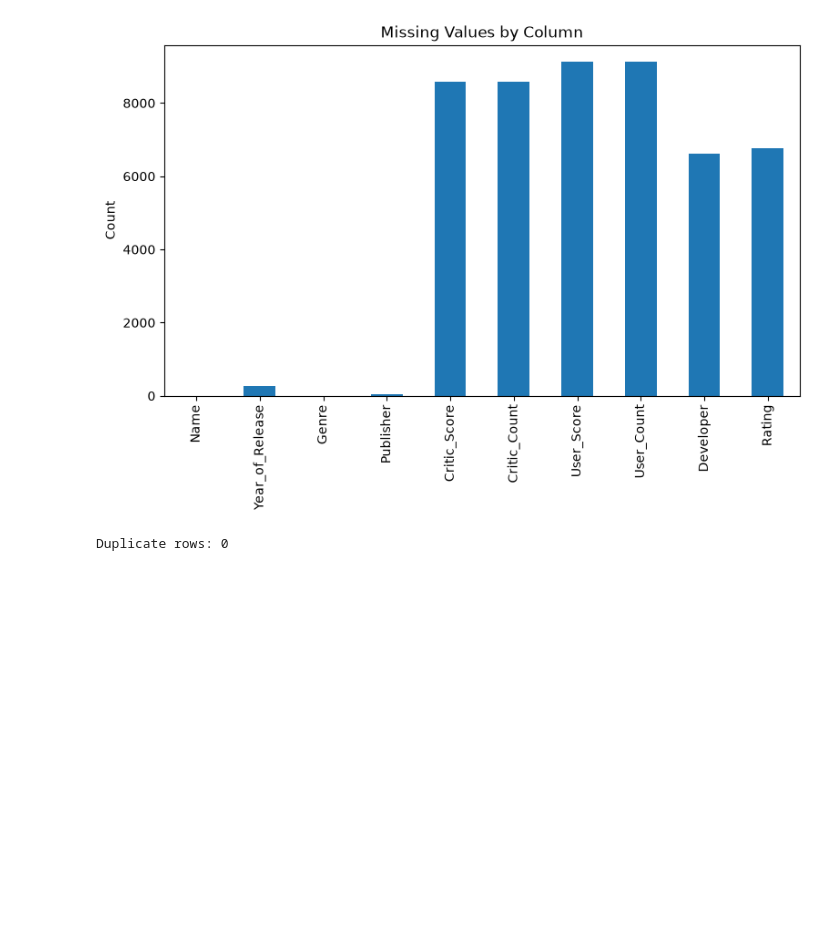
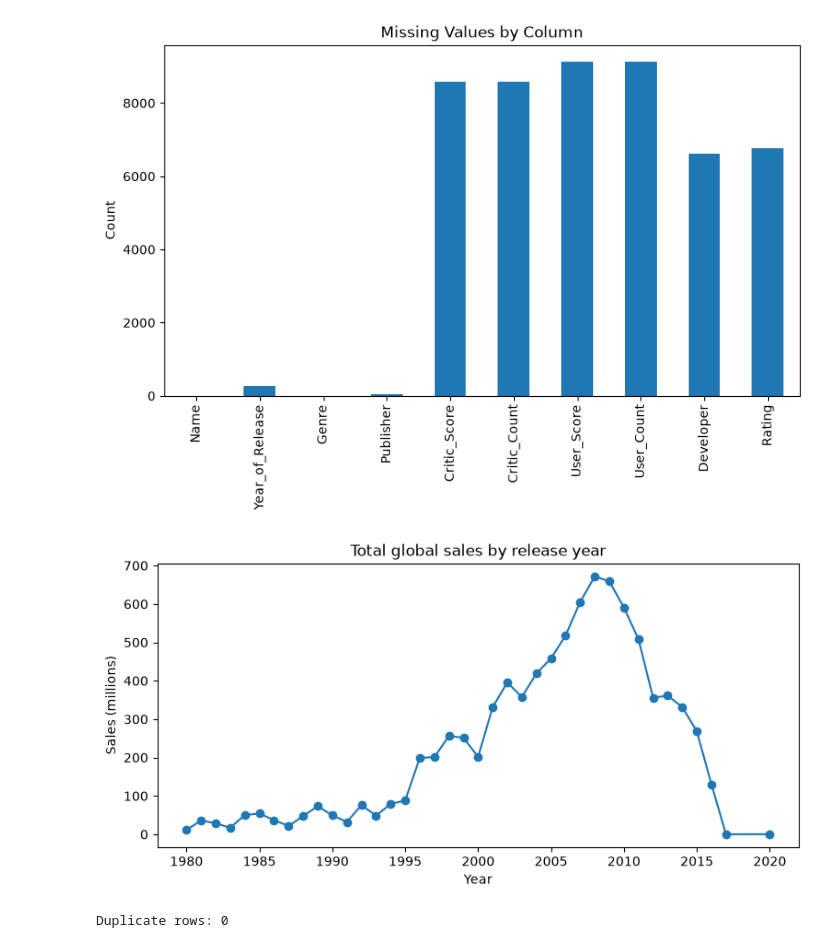
Before and after one commit to abinhyanmikha/Project-I, a Jupyter notebook: data1.ipynb, the cells around one changed output. Saved outputs shown, nothing was run; the diff lists cells and outputs as text; code cells hidden in the pictures; blank space fills up the shorter version.

```diff
--- a/data1.ipynb
+++ b/data1.ipynb
@@ -95,6 +95,14 @@ plt.ylabel('Count')
 plt.show()
 # %% [output]
 [figure]
+# %%
+df.groupby("Year_of_Release")["Global_Sales"].sum().plot(kind="line", marker="o", figsize=(9, 4))
+plt.title("Total global sales by release year")
+plt.xlabel("Year")
+plt.ylabel("Sales (millions)")
+plt.show()
+# %% [output]
+[figure, added]
 # %%
 print("Duplicate rows:", df.duplicated().sum())
 # %% [output]
```
Also changed, not shown: parts of 1 cell of this notebook.
